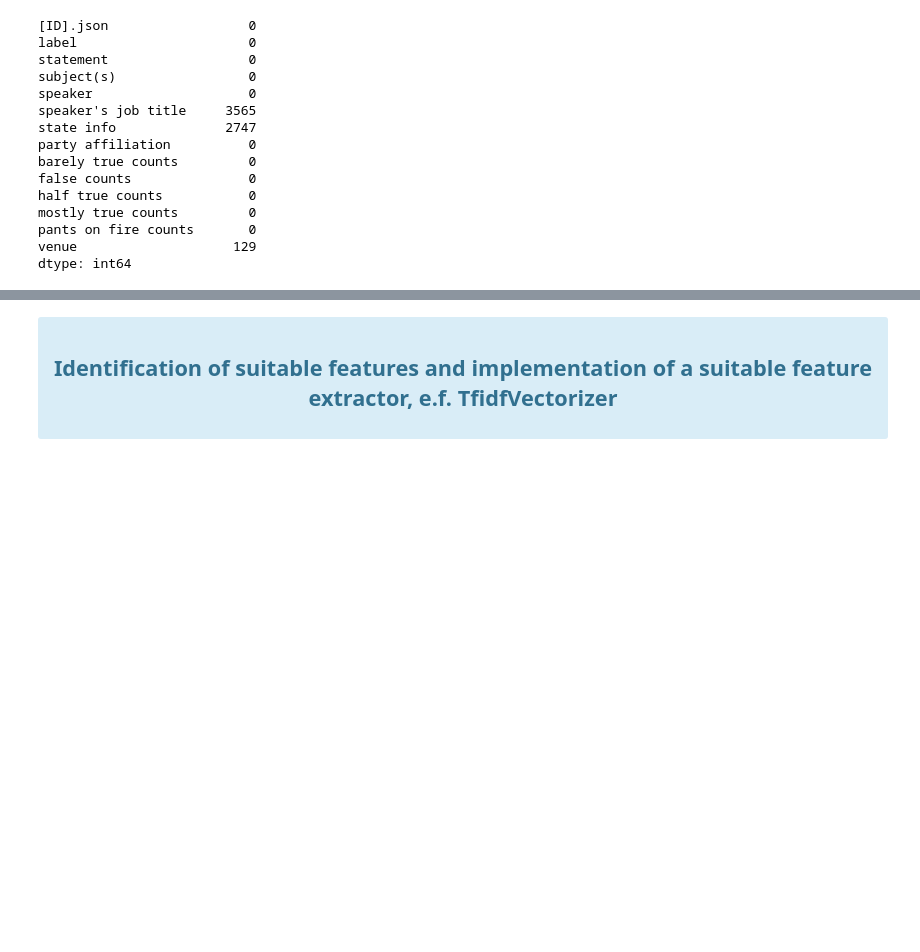
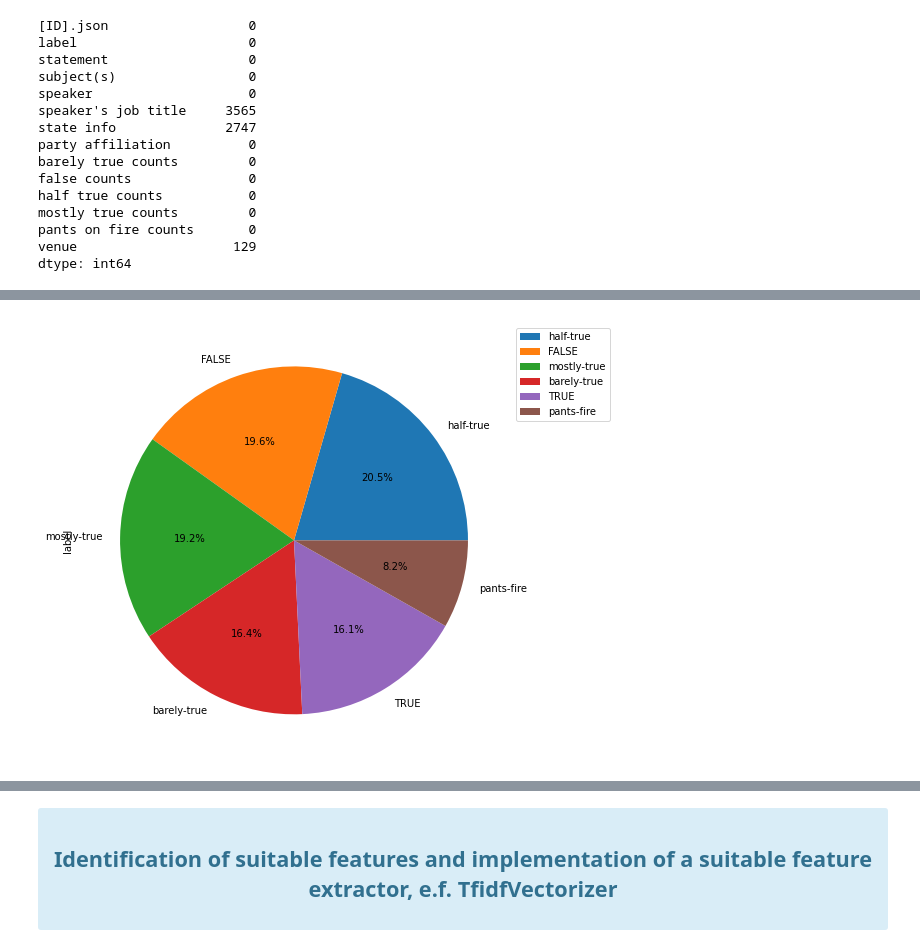
Before and after one commit to lucasviola/fake-news-detector-gnb, a Jupyter notebook: final-project.ipynb, the cells around one changed output, grey strips where cells are left out. Saved outputs shown, nothing was run; the diff lists cells and outputs as text; code cells hidden in the pictures; blank space fills up the shorter version.

Commit message:
[Finals] Done adding data visualizations for the features

```diff
--- a/final-project.ipynb
+++ b/final-project.ipynb
@@ -127,0 +184,42 @@ dtype: int64
+# %%
+# TODO: Fix helper functions and add more visualizations
+
+# Defining some helper functions for generating the visualizations using matplotlib, wordcloud and seaborn
+from matplotlib import pyplot as plt
+from wordcloud import WordCloud
+import seaborn as sns
+
+# Plots a pie graph based on a specific column
+def plot_pie(column):
+    df[column].value_counts().head(7).plot(kind = 'pie', autopct='%1.1f%%', figsize=(8, 8)).legend(bbox_to_anchor=(1, 1))
+
+# TODO: Fix because we need a way to show the data correlation between different columns.
+# Plots a wordcloud based on the relationship between two columns
+## column:
+## value:
+## word:
+# def plot_wordcloud(column, value, word):
+#     data1=df[df[column]==value]
+#     d =data1[word]
+#     string_ = []
+#     for t in d:
+#         string_.append(t)
+#     string_ = pd.Series(string_).map(str)
+#     string_=str(string_)
+#     wc = WordCloud(width=1500, height=700,max_font_size=250, background_color ='white').generate(string_)
+#     plt.figure(figsize=(12,10))
+#     plt.imshow(wc)
+#     plt.axis("off")
+#     plt.show()
+
+# TODO: Not working because too many words
+# def plot_distribution_graph(column):
+#     sns.countplot(data= df, x = column)
+#     plt.show()
+
+# plot_distribution_graph('subject(s)')
+# %%
+# Plotting a pie graph based on the label column
+plot_pie('label')
+# %% [output]
+[figure, added]
```
Also changed, not shown: parts of 17 cells of this notebook.
